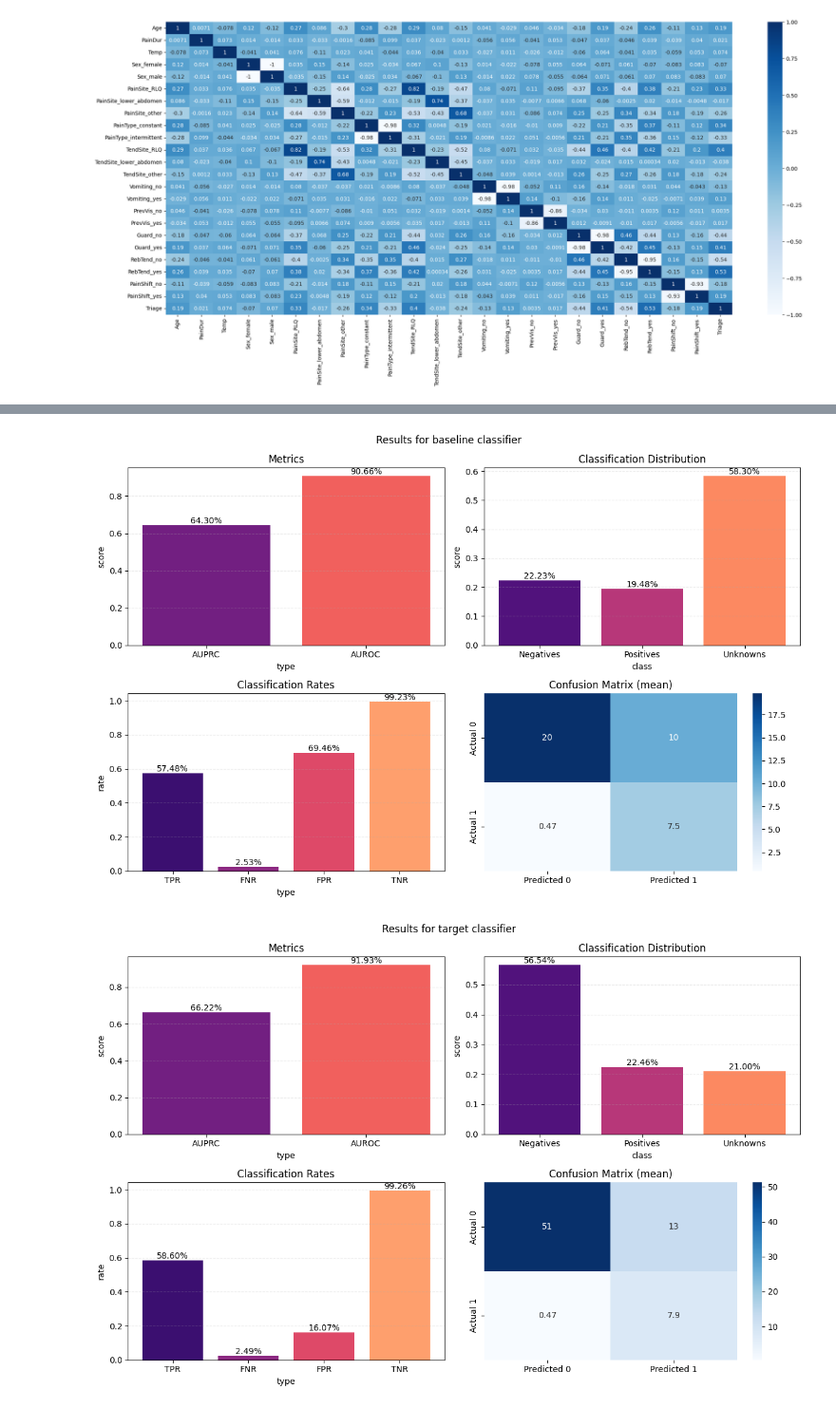
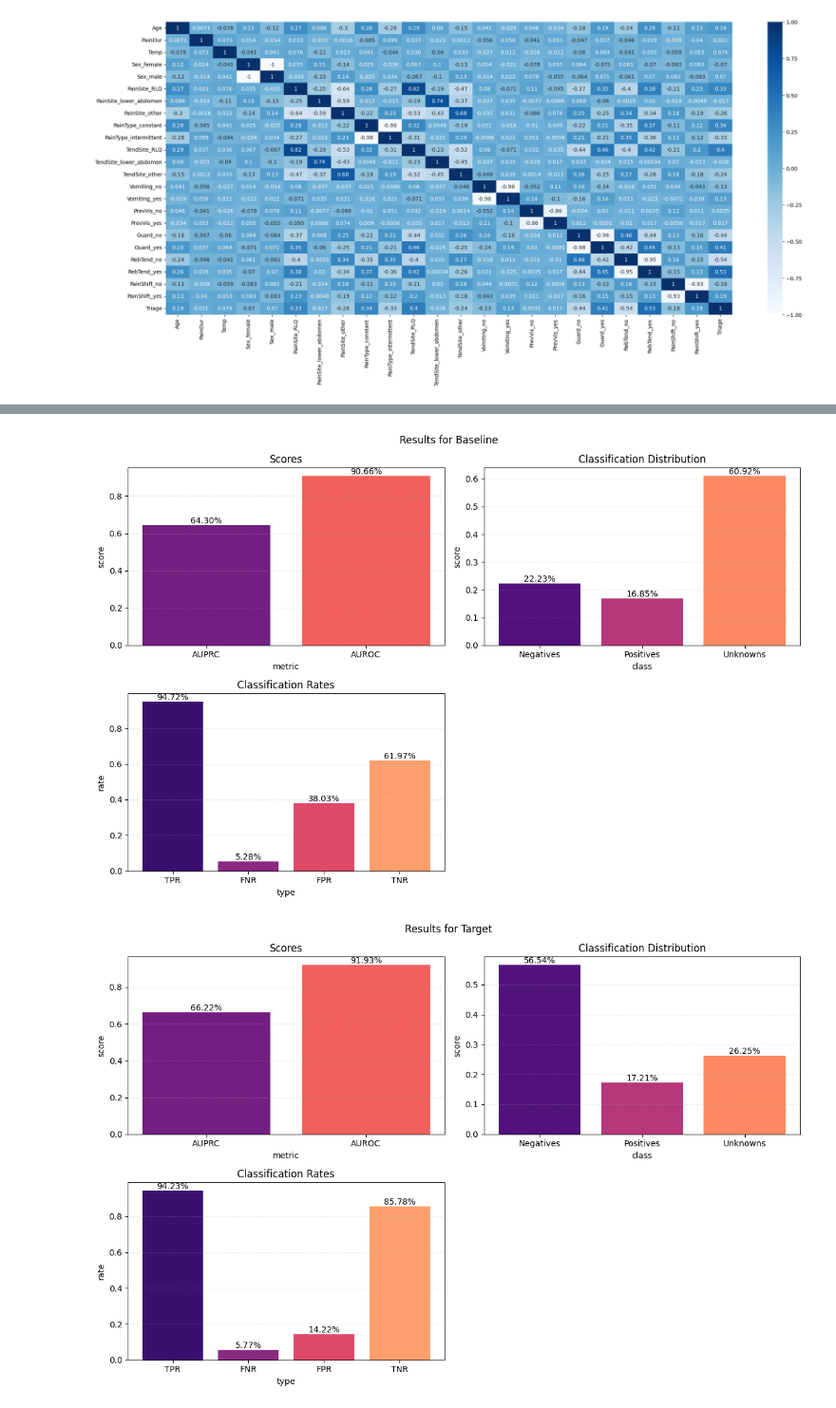
Before and after one commit to Mimikkk/2024-siwb, a Jupyter notebook: project-1/ap_pro_analysis.ipynb, the cells around one changed output, grey strips where cells are left out. Shown at 95% size. Cells and saved outputs as stored; diff of their text form; code cells hidden in the pictures.

```diff
--- a/project-1/ap_pro_analysis.ipynb
+++ b/project-1/ap_pro_analysis.ipynb
@@ -39,7 +66,7 @@ def prepare_data(df: pd.DataFrame) -> tuple[pd.DataFrame, pd.Series]:
     df.replace("?", np.nan, inplace=True)
     df.dropna(axis=1, thresh=len(ap_pro_data) // 2, inplace=True)
 
-    df["Triage"] = df["Triage"].apply(lambda x: 1 if x == "consult" else 0)
+    df["Triage"] = df["Triage"].apply(lambda x: True if x == "consult" else False)
 
     df = pd.get_dummies(df, columns=categorical_attributes)
 
@@ -99,14 +121,23 @@ def get_target_classifier(X: np.ndarray, y: np.ndarray) -> Pipeline:
         [
             ("imputer", KNNImputer()),
             ("smote", SMOTE(random_state=42)),
-            ("rf", RandomForestClassifier(class_weight="balanced", random_state=42)),
+            (
+                "rf",
+                RandomForestClassifier(
+                    class_weight="balanced",
+                    random_state=42,
+                    min_samples_leaf=8,
+                    min_samples_split=2,
+                    n_estimators=75,
+                ),
+            ),
         ]
     )
     param_grid = {
-        "rf__n_estimators": [50, 75, 100, 150, 200],
-        "rf__max_depth": [None, 5, 10, 15, 20],
-        "rf__min_samples_split": [2, 4, 6, 8, 10],
-        "rf__min_samples_leaf": [1, 2, 4, 6, 8],
+        # "rf__n_estimators": [50, 75, 100, 150, 200],
+        # "rf__max_depth": [None, 5, 10, 15, 20],
+        # "rf__min_samples_split": [2, 4, 6, 8, 10],
+        # "rf__min_samples_leaf": [1, 2, 4, 6, 8],
     }
     auprc_scorer = make_scorer(auprc_score, response_method="predict_proba")
     rskf = RepeatedStratifiedKFold(n_splits=5, n_repeats=3, random_state=42)
@@ -244,42 +274,43 @@ def show_result(result: dict, classifier: str) -> None:
     ax1.grid(axis="y", linestyle="--", alpha=0.25)
     for i, value in enumerate([result["auprc"], result["auroc"]]):
         ax1.text(i, value, f"{value * 100:.2f}%", ha="center", va="bottom")
-    ax1.set_xlabel("type")
+    ax1.set_xlabel("metric")
     ax1.set_ylabel("score")
-    ax1.set_title("Metrics")
+    ax1.set_title("Scores")
 
     ax2.bar(
         ["Negatives", "Positives", "Unknowns"],
         [result["negatives"], result["positives"], result["unknowns"]],
         color=three_colors,
     )
     ax2.grid(axis="y", linestyle="--", alpha=0.25)
     for i, value in enumerate([result["negatives"], result["positives"], result["unknowns"]]):
         ax2.text(i, value, f"{value * 100:.2f}%", ha="center", va="bottom")
     ax2.set_xlabel("class")
     ax2.set_ylabel("score")
     ax2.set_title("Classification Distribution")
 
     ax3.bar(["TPR", "FNR", "FPR", "TNR"], result["rates"], color=four_colors)
     ax3.grid(axis="y", linestyle="--", alpha=0.25)
     for i, value in enumerate(result["rates"]):
         ax3.text(i, value, f"{value * 100:.2f}%", ha="center", va="bottom")
     ax3.set_xlabel("type")
     ax3.set_ylabel("rate")
     ax3.set_title("Classification Rates")
 
-    sns.heatmap(result["confusion_matrix"], annot=True, cmap="Blues", ax=ax4)
-    ax4.set_xticklabels(["Predicted 0", "Predicted 1"])
-    ax4.set_yticklabels(["Actual 0", "Actual 1"])
-    ax4.set_title("Confusion Matrix (mean)")
+    # sns.heatmap(result["confusion_matrix"], annot=True, cmap="Blues", ax=ax4)
+    # ax4.set_xticklabels(["Predicted 0", "Predicted 1"])
+    # ax4.set_yticklabels(["Actual 0", "Actual 1"])
+    # ax4.set_title("Confusion Matrix (mean)")
+    ax4.axis("off")
 
-    fig.suptitle(f"Results for {classifier} classifier")
+    fig.suptitle(f"Results for {classifier.capitalize()}")
     plt.tight_layout()
     plt.show()
 
 
 for classifier, result in results.items():
     show_result(result, classifier)
 # %% [output]
-[figure, old version]
+[figure, new version]
-[figure, old version]
+[figure, new version]
```
Also changed, not shown: parts of 8 cells of this notebook.
